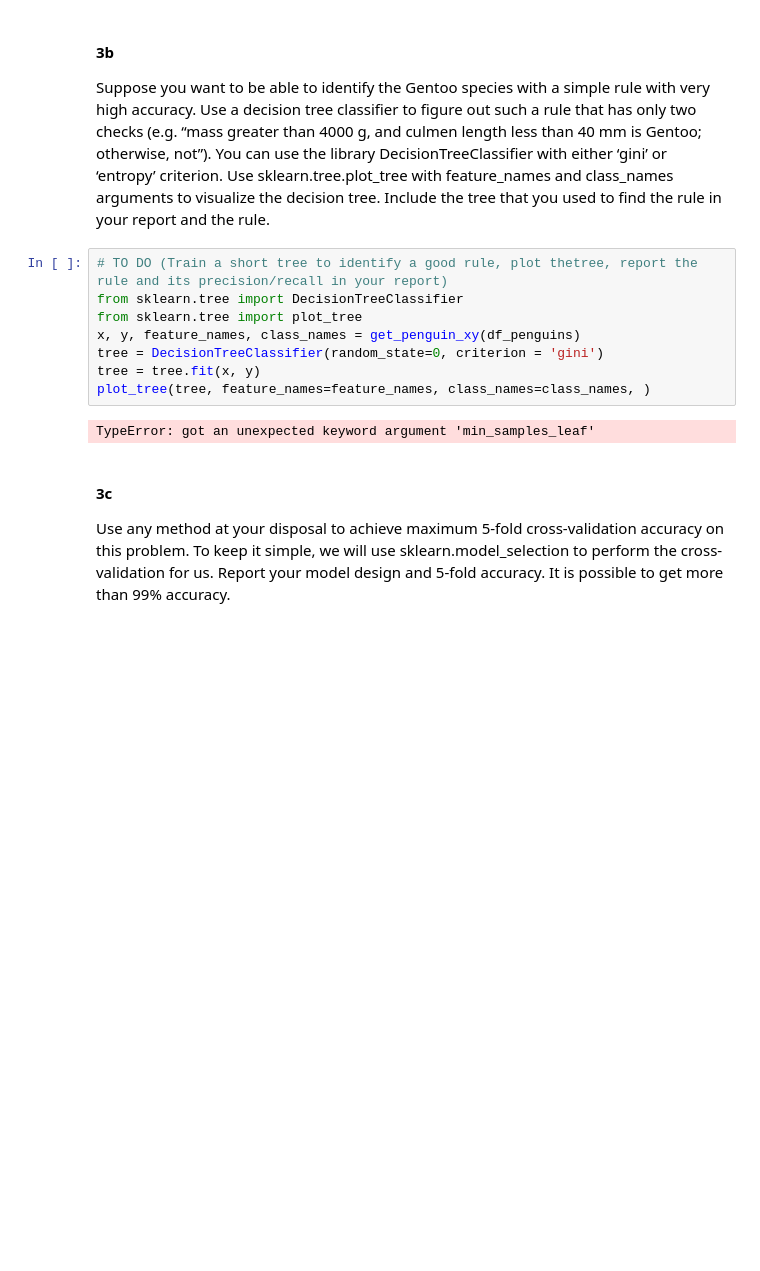
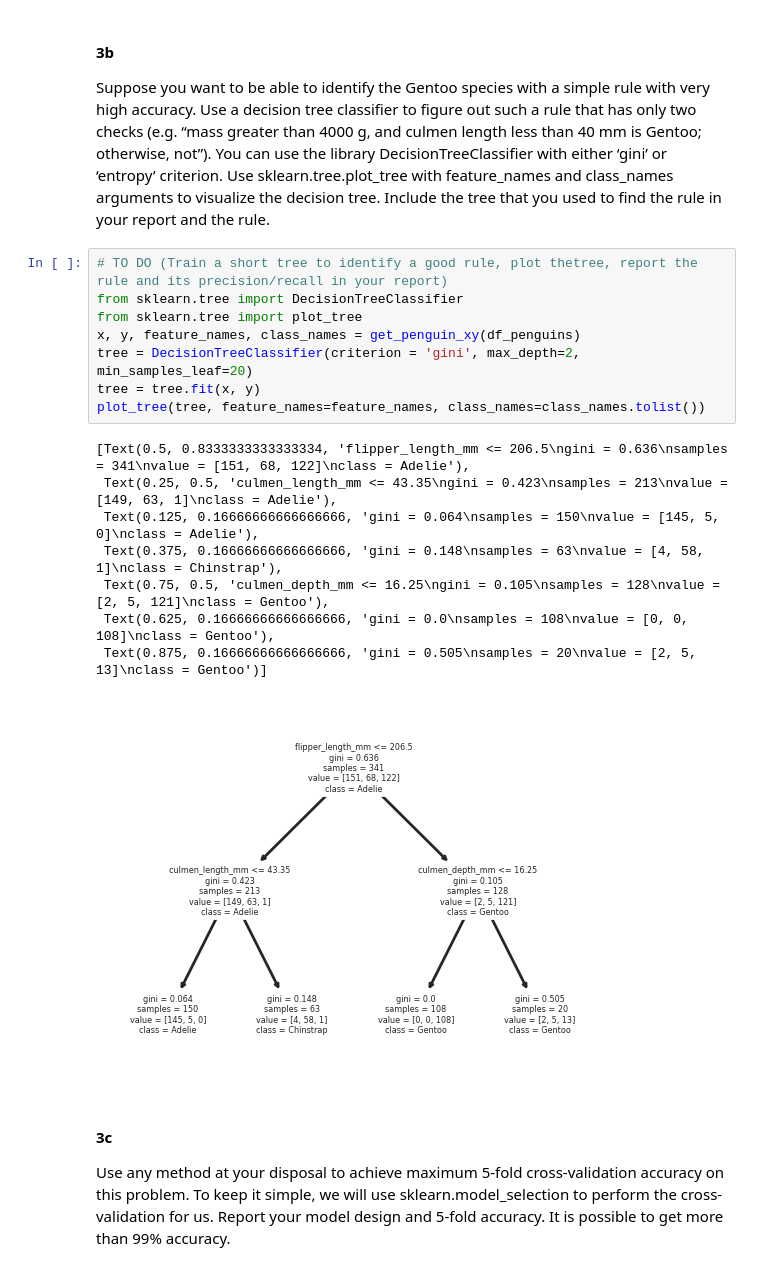
Before and after one commit to noelmrowiec/CS441, a Jupyter notebook: MP4/CS441_SP24_HW4_mrowiec3_v2.ipynb, the cells around one changed output. Drawn from its saved outputs; the diff is of its cells as text; blank space fills up the shorter version.

Commit message:
added DecisionTreeClassifier and plot

```diff
--- a/MP4/CS441_SP24_HW4_mrowiec3_v2.ipynb
+++ b/MP4/CS441_SP24_HW4_mrowiec3_v2.ipynb
@@ -435,13 +435,20 @@ Suppose you want to be able to identify the Gentoo species with a simple rule wi
 # %%
 # TO DO (Train a short tree to identify a good rule, plot thetree, report the rule and its precision/recall in your report)
 from sklearn.tree import DecisionTreeClassifier
 from sklearn.tree import plot_tree
 x, y, feature_names, class_names = get_penguin_xy(df_penguins)
-tree = DecisionTreeClassifier(random_state=0, criterion = 'gini')
+tree = DecisionTreeClassifier(criterion = 'gini', max_depth=2, min_samples_leaf=20)
 tree = tree.fit(x, y)
-plot_tree(tree, feature_names=feature_names, class_names=class_names, )
+plot_tree(tree, feature_names=feature_names, class_names=class_names.tolist())
 # %% [output]
-TypeError: got an unexpected keyword argument 'min_samples_leaf'
+[Text(0.5, 0.8333333333333334, 'flipper_length_mm <= 206.5\ngini = 0.636\nsamples = 341\nvalue = [151, 68, 122]\nclass = Adelie'),
+ Text(0.25, 0.5, 'culmen_length_mm <= 43.35\ngini = 0.423\nsamples = 213\nvalue = [149, 63, 1]\nclass = Adelie'),
+ Text(0.125, 0.16666666666666666, 'gini = 0.064\nsamples = 150\nvalue = [145, 5, 0]\nclass = Adelie'),
+ Text(0.375, 0.16666666666666666, 'gini = 0.148\nsamples = 63\nvalue = [4, 58, 1]\nclass = Chinstrap'),
+ Text(0.75, 0.5, 'culmen_depth_mm <= 16.25\ngini = 0.105\nsamples = 128\nvalue = [2, 5, 121]\nclass = Gentoo'),
+ Text(0.625, 0.16666666666666666, 'gini = 0.0\nsamples = 108\nvalue = [0, 0, 108]\nclass = Gentoo'),
+ Text(0.875, 0.16666666666666666, 'gini = 0.505\nsamples = 20\nvalue = [2, 5, 13]\nclass = Gentoo')]
+[figure, added]
 # %% [markdown]
 #### 3c
 
```
